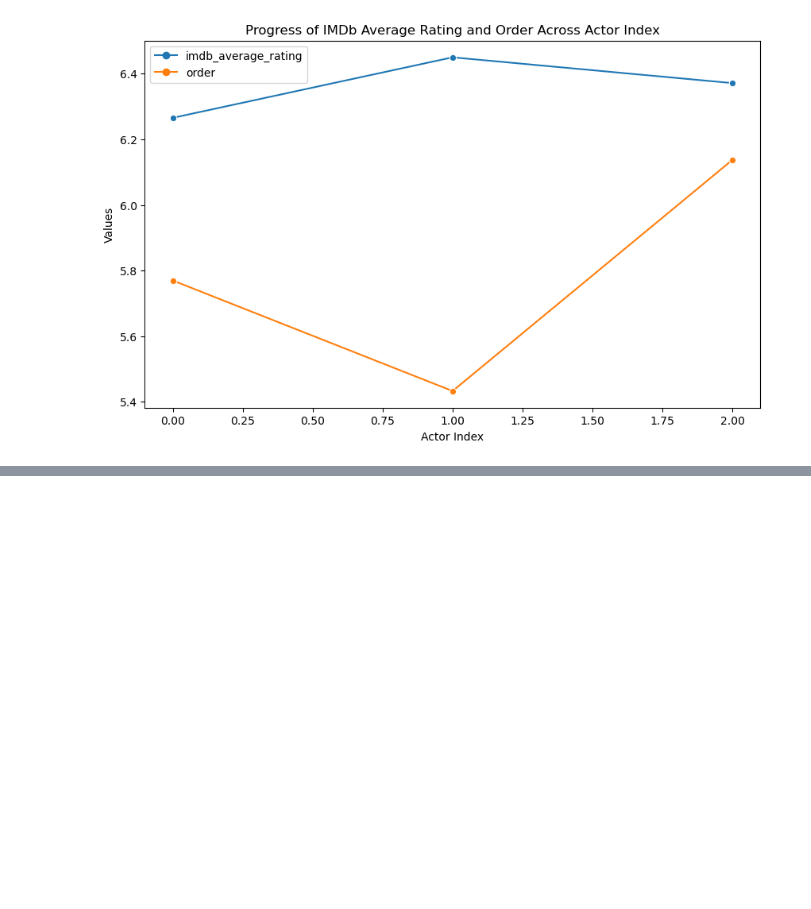
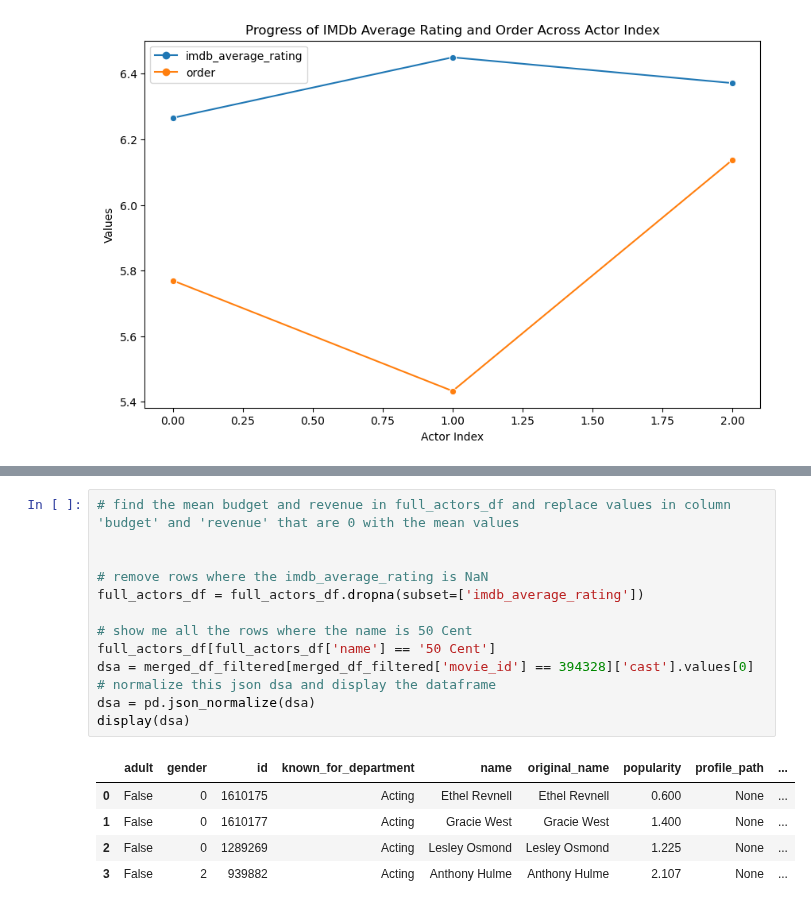
Before and after one commit to epfl-ada/ada-2023-project-cinemada, a Jupyter notebook: Preprocessing/fame.ipynb, the cells around one changed output, grey strips where cells are left out. Drawn from its saved outputs; the diff is of its cells as text; blank space fills up the shorter version.

```diff
--- a/Preprocessing/fame.ipynb
+++ b/Preprocessing/fame.ipynb
@@ -783,0 +704,19 @@ tmdb_id2matched_scripts['statistics'][0]
+# %%
+# find the mean budget and revenue in full_actors_df and replace values in column 'budget' and 'revenue' that are 0 with the mean values
+
+
+# remove rows where the imdb_average_rating is NaN
+full_actors_df = full_actors_df.dropna(subset=['imdb_average_rating'])
+
+# show me all the rows where the name is 50 Cent
+full_actors_df[full_actors_df['name'] == '50 Cent']
+dsa = merged_df_filtered[merged_df_filtered['movie_id'] == 394328]['cast'].values[0]
+# normalize this json dsa and display the dataframe
+dsa = pd.json_normalize(dsa)
+display(dsa)
+# %% [output]
+|  | adult | gender | id | known_for_department | name | original_name | popularity | profile_path | ... |
+| 0 | False | 0 | 1610175 | Acting | Ethel Revnell | Ethel Revnell | 0.600 | None | ... |
+| 1 | False | 0 | 1610177 | Acting | Gracie West | Gracie West | 1.400 | None | ... |
+| 2 | False | 0 | 1289269 | Acting | Lesley Osmond | Lesley Osmond | 1.225 | None | ... |
+| 3 | False | 2 | 939882 | Acting | Anthony Hulme | Anthony Hulme | 2.107 | None | ... |
```
Also changed, not shown: parts of 16 cells of this notebook, 1 other file.
